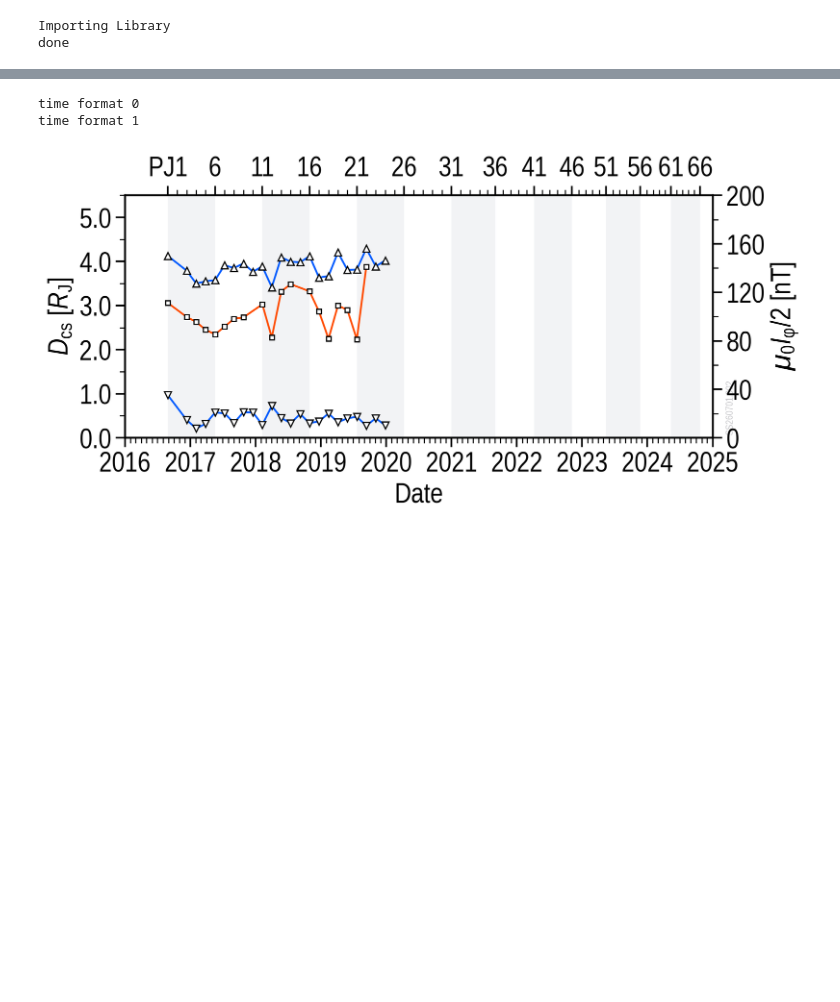
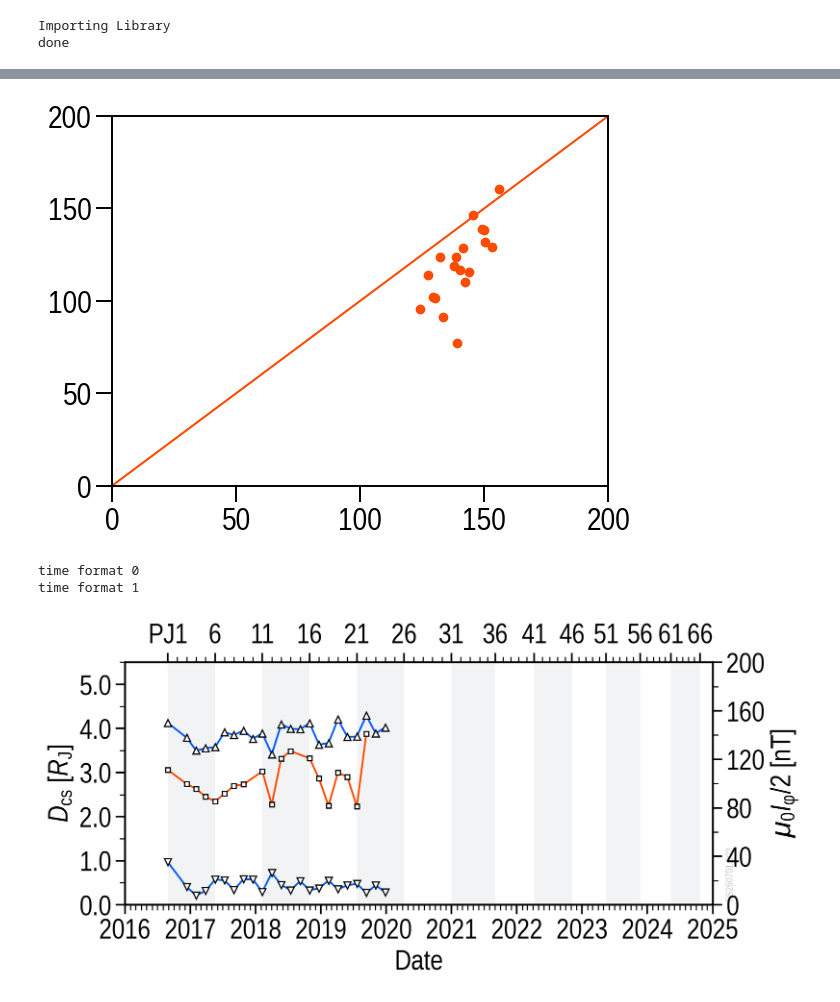
Before and after one commit to ShinnosukeSatoh/Juno_UVS_deimos, a Jupyter notebook: Eqlead_obs_Ga.ipynb, the cells around one changed output, grey strips where cells are left out. Cells and saved outputs as stored; diff of their text form; code cells hidden in the pictures; blank space fills up the shorter version.

```diff
--- a/Eqlead_obs_Ga.ipynb
+++ b/Eqlead_obs_Ga.ipynb
@@ -234,3 +235,30 @@ del F
+# %%
+# Disk thickness
+selected_time = []
+disk_thickness = np.zeros(len(PJ_LIST))
+for i in range(len(PJ_LIST)):
+    select_pj = np.where(pj_fp == PJ_LIST[i])
+    fp_type = hem_fp[select_pj]
+    view = np.zeros(fp_type.size)
+    view_MAW = viewingangle(PJ_LIST[i], TARGET_MOON, 'MAW')
+    view_TEB = viewingangle(PJ_LIST[i], TARGET_MOON, 'TEB')
+    view = np.hstack((view_MAW, view_TEB))
+    disk_thickness[i] = np.average(
+        thick_coef_best[select_pj][np.where(view <= 30.0)])
+    selected_time += [spice.et2datetime(
+        np.median(et_fp[select_pj][np.where(view <= 30.0)]))]
+
+isnan = np.isnan(disk_thickness)
+selected_time = np.array(selected_time, dtype=np.datetime64)
+
+fig, ax = plt.subplots()
+ax.set_xlim(0, 200)
+ax.set_ylim(0, 200)
+ax.plot([-300.0, 300.0], [-300.0, 300.0])
+ax.scatter(con20_mu_i_tot[:-1], disk_thickness)
+plt.show()
+# %% [output]
+[figure, added]
 # %%
 # %% ===============================================================================
 # 横軸: Dates / 縦軸: Magnetodisk thickness
```
Also changed, not shown: parts of 2 cells of this notebook, 2 other files.
